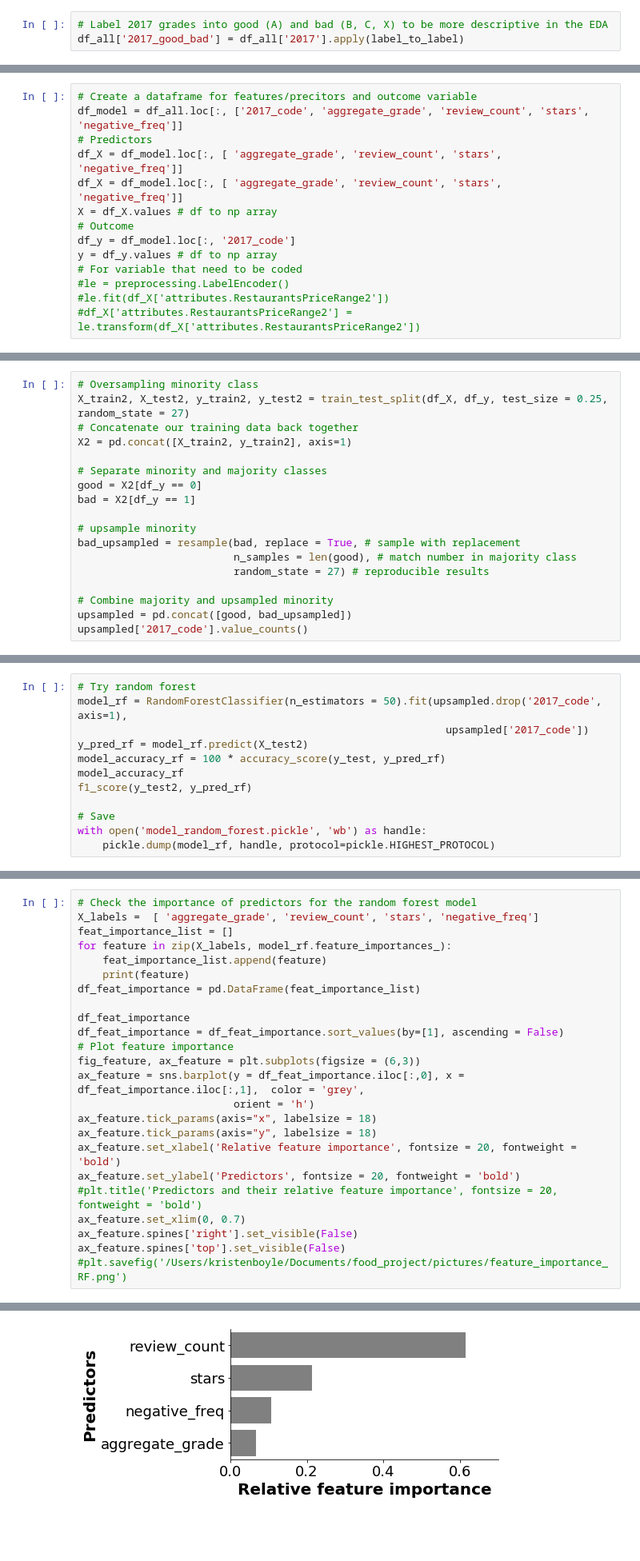
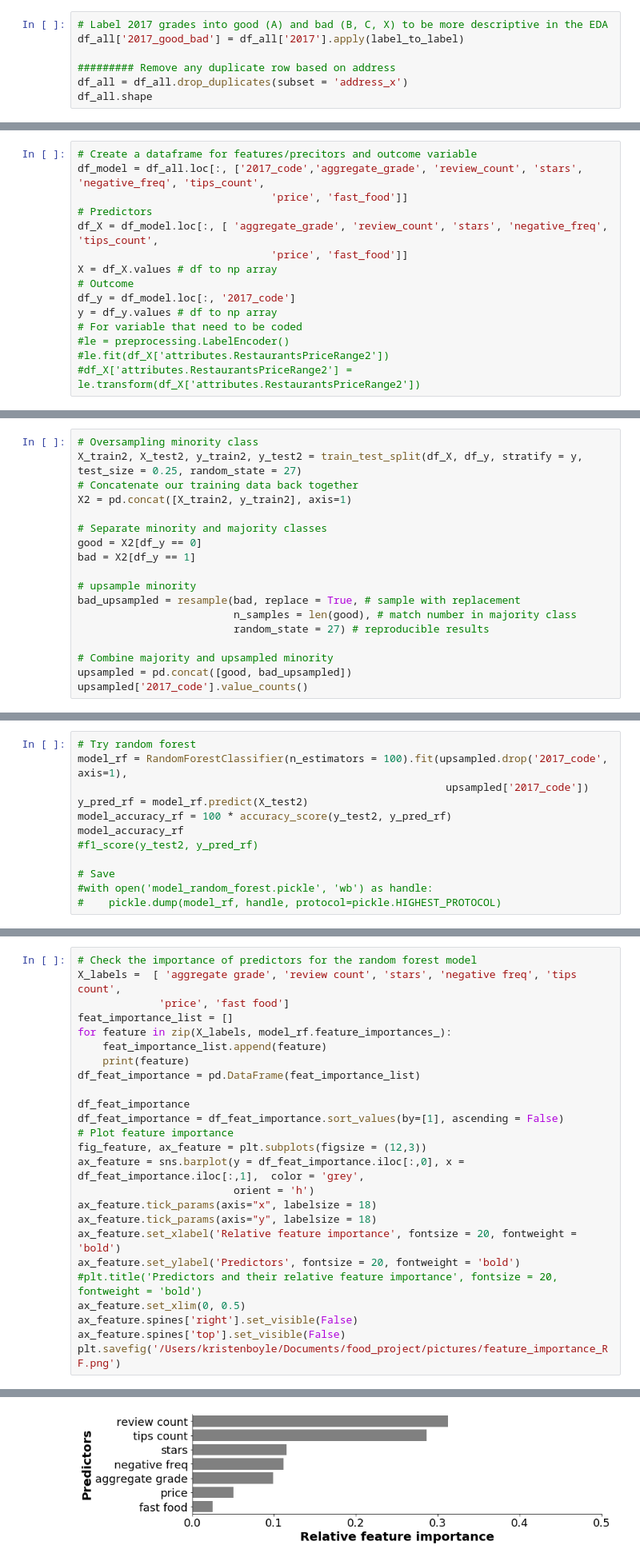
Before and after one commit to arian16/food_project, a Jupyter notebook: main.ipynb, the cells around one changed output, grey strips where cells are left out. Shown at 80% size. Saved outputs shown, nothing was run; the diff lists cells and outputs as text; blank space fills up the shorter version.

```diff
--- a/main.ipynb
+++ b/main.ipynb
@@ -386,3 +386,7 @@ Index(['name', '2017', 'address_x', '2016', '2015', '2014', '2013',
 # %%
 # Label 2017 grades into good (A) and bad (B, C, X) to be more descriptive in the EDA
 df_all['2017_good_bad'] = df_all['2017'].apply(label_to_label)
+
+######### Remove any duplicate row based on address
+df_all = df_all.drop_duplicates(subset = 'address_x')
+df_all.shape
@@ -466,9 +486,10 @@ array(['1', '2', '3', 'None'], dtype=object)
 # %%
 # Create a dataframe for features/precitors and outcome variable
-df_model = df_all.loc[:, ['2017_code', 'aggregate_grade', 'review_count', 'stars', 'negative_freq']]
+df_model = df_all.loc[:, ['2017_code','aggregate_grade', 'review_count', 'stars', 'negative_freq', 'tips_count',
+                               'price', 'fast_food']]
 # Predictors
-df_X = df_model.loc[:, [ 'aggregate_grade', 'review_count', 'stars', 'negative_freq']]
-df_X = df_model.loc[:, [ 'aggregate_grade', 'review_count', 'stars', 'negative_freq']]
+df_X = df_model.loc[:, [ 'aggregate_grade', 'review_count', 'stars', 'negative_freq', 'tips_count',
+                               'price', 'fast_food']]
 X = df_X.values # df to np array
 # Outcome
 df_y = df_model.loc[:, '2017_code']
@@ -496,6 +517,6 @@ model_accuracy_logistic # 89.5% belongs to label A/0/good
 # %%
 # Oversampling minority class
-X_train2, X_test2, y_train2, y_test2 = train_test_split(df_X, df_y, test_size = 0.25, random_state = 27)
+X_train2, X_test2, y_train2, y_test2 = train_test_split(df_X, df_y, stratify = y, test_size = 0.25, random_state = 27)
 # Concatenate our training data back together
 X2 = pd.concat([X_train2, y_train2], axis=1)
 
@@ -530,13 +553,13 @@ with open('model_logistic.pickle', 'wb') as handle:
 # %%
 # Try random forest
-model_rf = RandomForestClassifier(n_estimators = 50).fit(upsampled.drop('2017_code', axis=1),
+model_rf = RandomForestClassifier(n_estimators = 100).fit(upsampled.drop('2017_code', axis=1),
                                                            upsampled['2017_code'])
 y_pred_rf = model_rf.predict(X_test2)
-model_accuracy_rf = 100 * accuracy_score(y_test, y_pred_rf)
+model_accuracy_rf = 100 * accuracy_score(y_test2, y_pred_rf)
 model_accuracy_rf
-f1_score(y_test2, y_pred_rf)
+#f1_score(y_test2, y_pred_rf)
 
 # Save
-with open('model_random_forest.pickle', 'wb') as handle:
-    pickle.dump(model_rf, handle, protocol=pickle.HIGHEST_PROTOCOL)
+#with open('model_random_forest.pickle', 'wb') as handle:
+#    pickle.dump(model_rf, handle, protocol=pickle.HIGHEST_PROTOCOL)
 # %% [output]
@@ -555,6 +578,7 @@ f1_score(y_test2, y_pred_knn)
 # %%
 # Check the importance of predictors for the random forest model
-X_labels =  [ 'aggregate_grade', 'review_count', 'stars', 'negative_freq']
+X_labels =  [ 'aggregate grade', 'review count', 'stars', 'negative freq', 'tips count',
+             'price', 'fast food']
 feat_importance_list = []
 for feature in zip(X_labels, model_rf.feature_importances_):
     feat_importance_list.append(feature)
@@ -564,7 +588,7 @@ df_feat_importance = pd.DataFrame(feat_importance_list)
 df_feat_importance
 df_feat_importance = df_feat_importance.sort_values(by=[1], ascending = False)
 # Plot feature importance
-fig_feature, ax_feature = plt.subplots(figsize = (6,3))
+fig_feature, ax_feature = plt.subplots(figsize = (12,3))
 ax_feature = sns.barplot(y = df_feat_importance.iloc[:,0], x = df_feat_importance.iloc[:,1],  color = 'grey',
                          orient = 'h')
 ax_feature.tick_params(axis="x", labelsize = 18)
@@ -572,8 +596,8 @@ ax_feature.tick_params(axis="y", labelsize = 18)
 ax_feature.set_xlabel('Relative feature importance', fontsize = 20, fontweight = 'bold')
 ax_feature.set_ylabel('Predictors', fontsize = 20, fontweight = 'bold')
 #plt.title('Predictors and their relative feature importance', fontsize = 20, fontweight = 'bold')
-ax_feature.set_xlim(0, 0.7)
+ax_feature.set_xlim(0, 0.5)
 ax_feature.spines['right'].set_visible(False)
 ax_feature.spines['top'].set_visible(False)
-#plt.savefig('/Users/kristenboyle/Documents/food_project/pictures/feature_importance_RF.png')
+plt.savefig('/Users/kristenboyle/Documents/food_project/pictures/feature_importance_RF.png')
 # %% [output]
@@ -584,4 +611,4 @@ ax_feature.spines['top'].set_visible(False)
-[figure, old version]
+[figure, new version]
 # %%
 # Check the importance of predictors for the logistic regression (2) model
 model_log2.coef_
```
Also changed, not shown: parts of 43 cells of this notebook.
